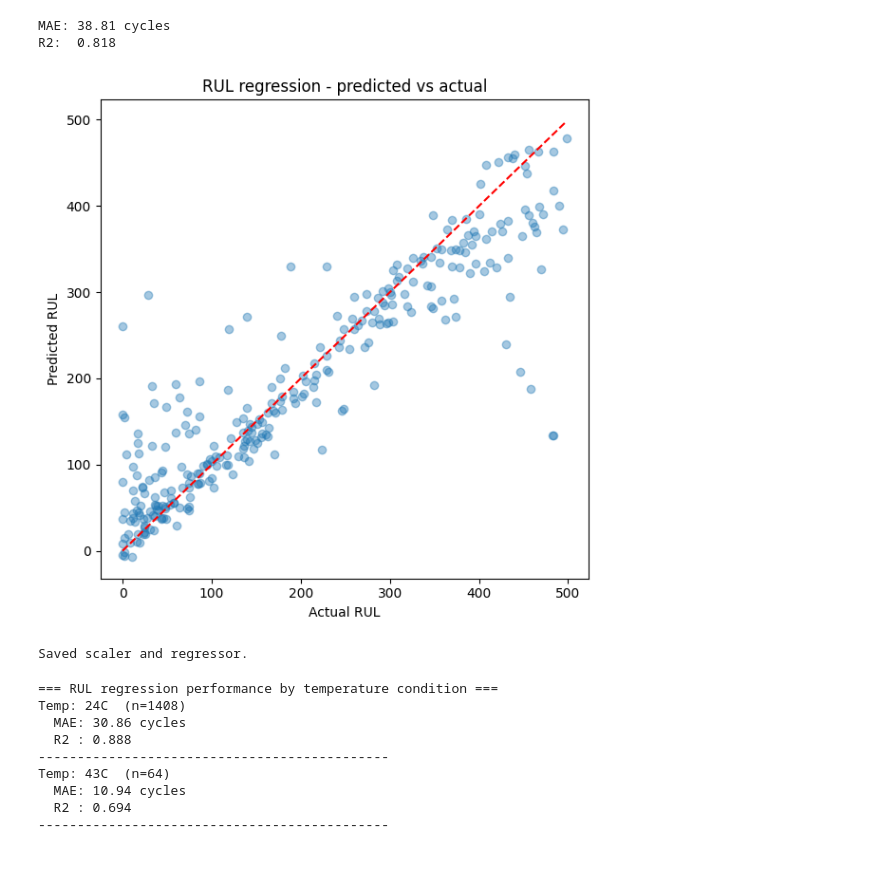
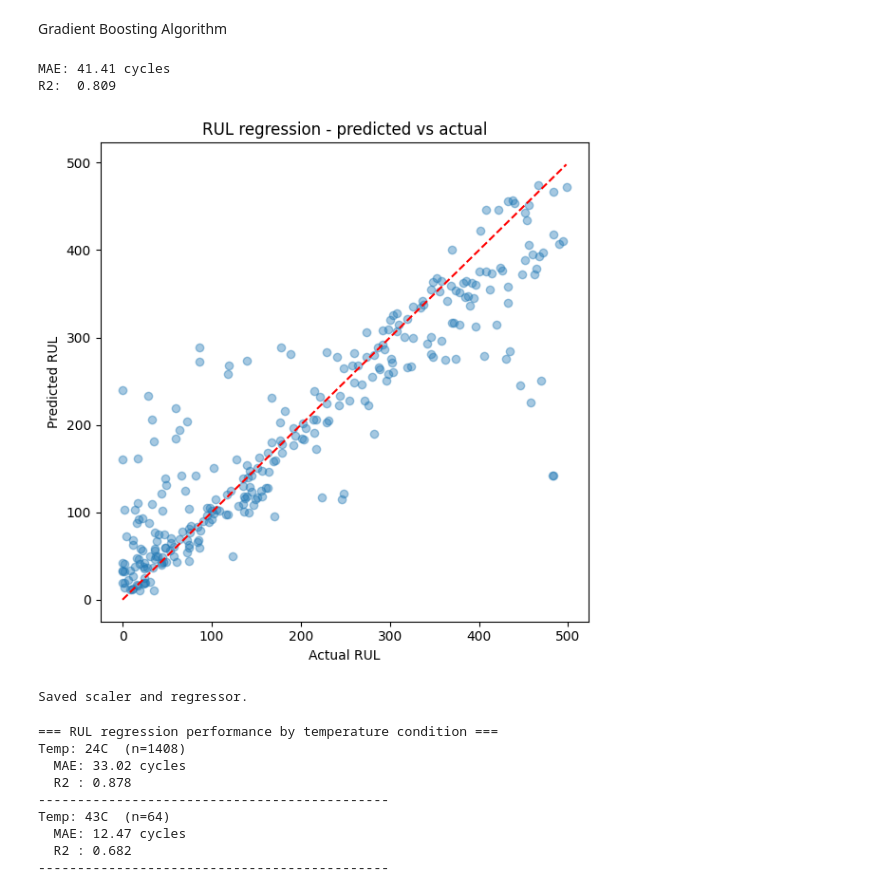
Before and after one commit to harshithamlvrs/ROEU_Project_ML, a Jupyter notebook: Day2.ipynb, the cells around one changed output. Cells and saved outputs as stored; diff of their text form; code cells hidden in the pictures; blank space fills up the shorter version.

```diff
--- a/Day2.ipynb
+++ b/Day2.ipynb
@@ -54,3 +144,5 @@ EOL batteries: 12.0 / 23
+# %% [markdown]
+Gradient Boosting Algorithm
 # %%
 from pathlib import Path
 import joblib
@@ -64,10 +156,10 @@ if 'df' not in globals():
     df = pd.read_csv('nasa_processed.csv')
 
 SENSOR_FEATURES = [
-    'Re', 'Rct', 'total_impedance',
+    'Re', 'Rct',
     'capacity_fade', 'cumulative_fade',
     'ambient_temperature', 'gas_ppm', 'smoke_density'
-]
+ ]
 
 df_s = df.sort_values(['battery_id', 'test_id']).copy()
 df_s['rul'] = df_s.groupby('battery_id')['test_id'].transform(
@@ -77,36 +169,36 @@ scaler = StandardScaler()
 X_rul = pd.DataFrame(
     scaler.fit_transform(df_s[SENSOR_FEATURES]),
     columns=SENSOR_FEATURES)
 y_rul = df_s['rul']
 
 X_tr, X_te, y_tr, y_te = train_test_split(
     X_rul, y_rul, test_size=0.2, random_state=42)
 
 reg = GradientBoostingRegressor(n_estimators=100, random_state=42)
 reg.fit(X_tr, y_tr)
 y_pred_rul = reg.predict(X_te)
 
 print(f'MAE: {mean_absolute_error(y_te, y_pred_rul):.2f} cycles')
 print(f'R2:  {r2_score(y_te, y_pred_rul):.3f}')
 
 plt.figure(figsize=(6, 6))
 plt.scatter(y_te, y_pred_rul, alpha=0.4)
 plt.plot([0, y_te.max()], [0, y_te.max()], 'r--')
 plt.xlabel('Actual RUL')
 plt.ylabel('Predicted RUL')
 plt.title('RUL regression - predicted vs actual')
 plt.tight_layout()
 plt.savefig('data/rul_regression.png', dpi=150)
 plt.show()
 
 Path('pipeline').mkdir(exist_ok=True)
 joblib.dump(scaler, 'pipeline/scaler.pkl')
 joblib.dump(reg, 'pipeline/regressor.pkl')
 print('Saved scaler and regressor.')
 # %% [output]
-MAE: 38.81 cycles
-R2:  0.818
+MAE: 41.41 cycles
+R2:  0.809
-[figure, old version]
+[figure, new version]
 Saved scaler and regressor.
 # %%
 print('=== RUL regression performance by temperature condition ===')
@@ -135,10 +227,10 @@ for temp in sorted(df['ambient_temperature'].unique()):
 # %% [output]
 === RUL regression performance by temperature condition ===
 Temp: 24C  (n=1408)
-  MAE: 30.86 cycles
-  R2 : 0.888
+  MAE: 33.02 cycles
+  R2 : 0.878
 ---------------------------------------------
 Temp: 43C  (n=64)
-  MAE: 10.94 cycles
-  R2 : 0.694
+  MAE: 12.47 cycles
+  R2 : 0.682
 ---------------------------------------------
```
Also changed, not shown: parts of 1 cell of this notebook, 9 other files.
